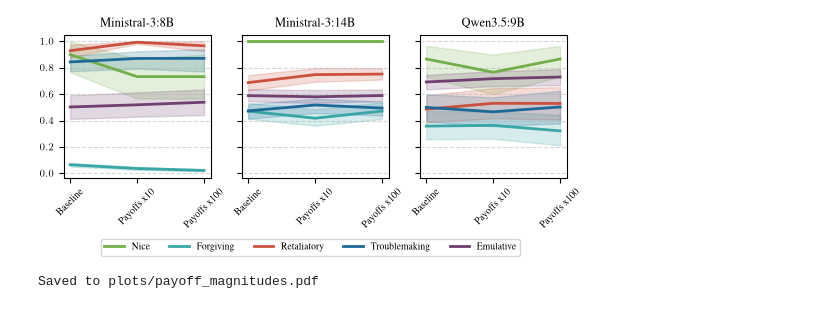
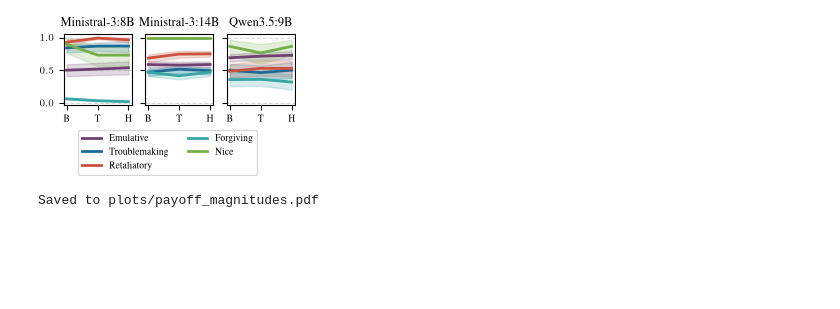
Before and after one commit to kdybek/NLP-prisoners-dilemma, a Jupyter notebook: plots.ipynb, the cells around one changed output. Drawn from its saved outputs; the diff is of its cells as text; code cells hidden in the pictures; blank space fills up the shorter version.

```diff
--- a/plots.ipynb
+++ b/plots.ipynb
@@ -144,6 +157,6 @@ print(agg_df)
 # %%
 plt.rcParams.update(bundles.iclr2024())
-plt.rcParams.update(figsizes.iclr2024(nrows=2, ncols=2, height_to_width_ratio=1.2, rel_width=0.48))
+plt.rcParams.update(figsizes.iclr2024(nrows=2, ncols=2, height_to_width_ratio=1.1, rel_width=0.48))
 plt.rcParams.update({
     "text.latex.preamble": r"\usepackage{times}\usepackage{amsmath}",
     "text.usetex": True,
@@ -177,7 +190,7 @@ print("\nSaved to plots/baselines.pdf")
 Saved to plots/baselines.pdf
 # %%
 plt.rcParams.update(bundles.iclr2024())
-plt.rcParams.update(figsizes.iclr2024(nrows=1, ncols=3, height_to_width_ratio=1.2, rel_width=1))
+plt.rcParams.update(figsizes.iclr2024(nrows=1, ncols=3, height_to_width_ratio=1.3, rel_width=0.48))
 plt.rcParams.update({
     "text.latex.preamble": r"\usepackage{times}\usepackage{amsmath}",
     "text.usetex": True,
@@ -187,7 +200,7 @@ os.makedirs("plots", exist_ok=True)
 
 fig, axes = plt.subplots(1, 3, sharey=True)
 for model, ax in zip(models[:-1], axes):
-    for metric in metrics:
+    for metric in reversed(metrics):
         means = []
         los = []
         his = []
@@ -223,7 +236,7 @@ for model, ax in zip(models[:-1], axes):
             alpha=0.2
         )
     ax.set_xticks(x)
-    ax.set_xticklabels([prompt_file_names[pf] for pf in personas_prompt_files], rotation=45, ha="center")
+    ax.set_xticklabels([prompt_file_names[pf] for pf in personas_prompt_files])
     ax.set_title(model_names[model])
     ax.grid(True, linestyle="--", alpha=0.5, axis="y")
 
@@ -233,9 +246,9 @@ fig.legend(
     handles,
     labels,
     loc="lower center",
-    ncol=len(metrics),
+    ncol=2,
     frameon=True,
-    bbox_to_anchor=(0.5, -0.12)
+    bbox_to_anchor=(0.5, -0.45)
 )
 
 plt.savefig("plots/personas.pdf", bbox_inches="tight")
@@ -246,7 +259,7 @@ print("\nSaved to plots/personas.pdf")
 Saved to plots/personas.pdf
 # %%
 plt.rcParams.update(bundles.iclr2024())
-plt.rcParams.update(figsizes.iclr2024(nrows=1, ncols=3, height_to_width_ratio=1.2, rel_width=1))
+plt.rcParams.update(figsizes.iclr2024(nrows=1, ncols=3, height_to_width_ratio=1.3, rel_width=0.48))
 plt.rcParams.update({
     "text.latex.preamble": r"\usepackage{times}\usepackage{amsmath}",
     "text.usetex": True,
@@ -256,7 +269,7 @@ os.makedirs("plots", exist_ok=True)
 
 fig, axes = plt.subplots(1, 3, sharey=True)
 for model, ax in zip(models[:-1], axes):
-    for metric in metrics:
+    for metric in reversed(metrics):
         means = []
         los = []
         his = []
@@ -292,7 +305,7 @@ for model, ax in zip(models[:-1], axes):
             alpha=0.2
         )
     ax.set_xticks(x)
-    ax.set_xticklabels([prompt_file_names[pf] for pf in tones_prompt_files], rotation=45, ha="center")
+    ax.set_xticklabels([prompt_file_names[pf] for pf in tones_prompt_files])
     ax.set_title(model_names[model])
     ax.grid(True, linestyle="--", alpha=0.5, axis="y")
 
@@ -302,9 +315,9 @@ fig.legend(
     handles,
     labels,
     loc="lower center",
-    ncol=len(metrics),
+    ncol=2,
     frameon=True,
-    bbox_to_anchor=(0.5, -0.12)
+    bbox_to_anchor=(0.5, -0.45)
 )
 
 plt.savefig("plots/tones.pdf", bbox_inches="tight")
@@ -315,7 +328,7 @@ print("\nSaved to plots/tones.pdf")
 Saved to plots/tones.pdf
 # %%
 plt.rcParams.update(bundles.iclr2024())
-plt.rcParams.update(figsizes.iclr2024(nrows=1, ncols=3, height_to_width_ratio=1.2, rel_width=1))
+plt.rcParams.update(figsizes.iclr2024(nrows=1, ncols=3, height_to_width_ratio=1.3, rel_width=0.48))
 plt.rcParams.update({
     "text.latex.preamble": r"\usepackage{times}\usepackage{amsmath}",
     "text.usetex": True,
@@ -325,7 +338,7 @@ os.makedirs("plots", exist_ok=True)
 
 fig, axes = plt.subplots(1, 3, sharey=True)
 for model, ax in zip(models[:-1], axes):
-    for metric in metrics:
+    for metric in reversed(metrics):
         means = []
         los = []
         his = []
@@ -350,35 +363,35 @@ for model, ax in zip(models[:-1], axes):
             x,
             means,
             label=metric_names[metric],
             color=metric_colors[metric],
             linewidth=2
         )
         ax.fill_between(
             x,
             los,
             his,
             color=metric_colors[metric],
             alpha=0.2
         )
     ax.set_xticks(x)
-    ax.set_xticklabels([prompt_file_names[pf] for pf in score_prompt_files], rotation=45, ha="center")
+    ax.set_xticklabels([prompt_file_names[pf] for pf in score_prompt_files])
     ax.set_title(model_names[model])
     ax.grid(True, linestyle="--", alpha=0.5, axis="y")
 
 handles, labels = axes[0].get_legend_handles_labels()
 
 fig.legend(
     handles,
     labels,
     loc="lower center",
-    ncol=len(metrics),
+    ncol=2,
     frameon=True,
-    bbox_to_anchor=(0.5, -0.12)
+    bbox_to_anchor=(0.5, -0.45)
 )
 
 plt.savefig("plots/payoff_magnitudes.pdf", bbox_inches="tight")
 plt.show()
 print("\nSaved to plots/payoff_magnitudes.pdf")
 # %% [output]
-[figure, old version]
+[figure, new version]
 Saved to plots/payoff_magnitudes.pdf
```
Also changed, not shown: parts of 7 cells of this notebook, 9 other files.
